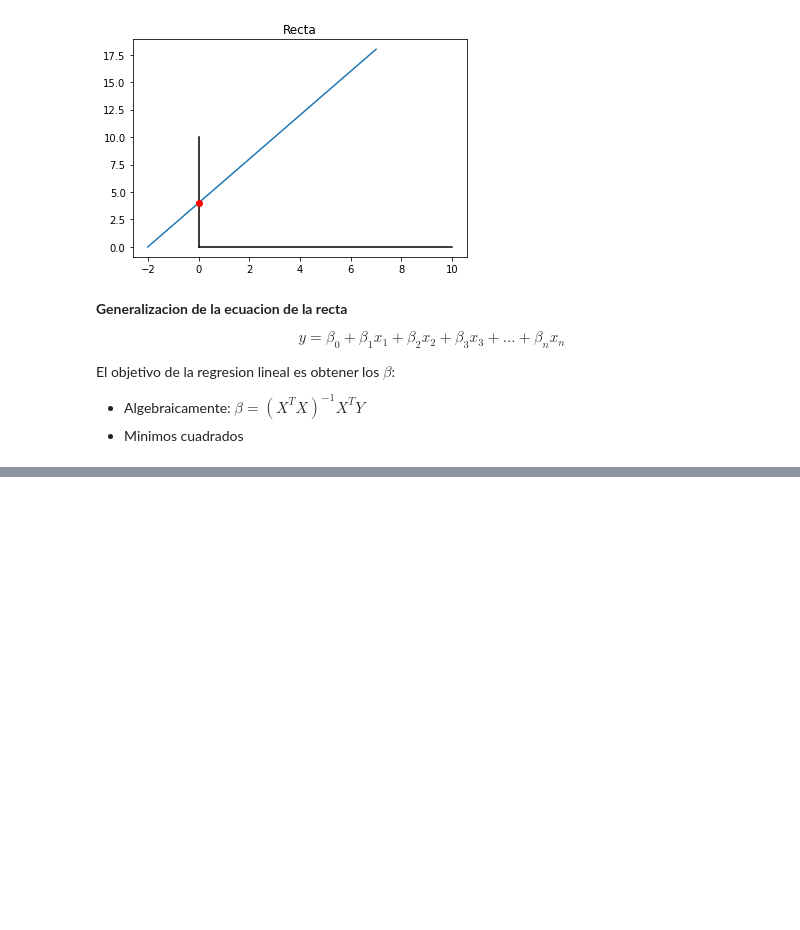
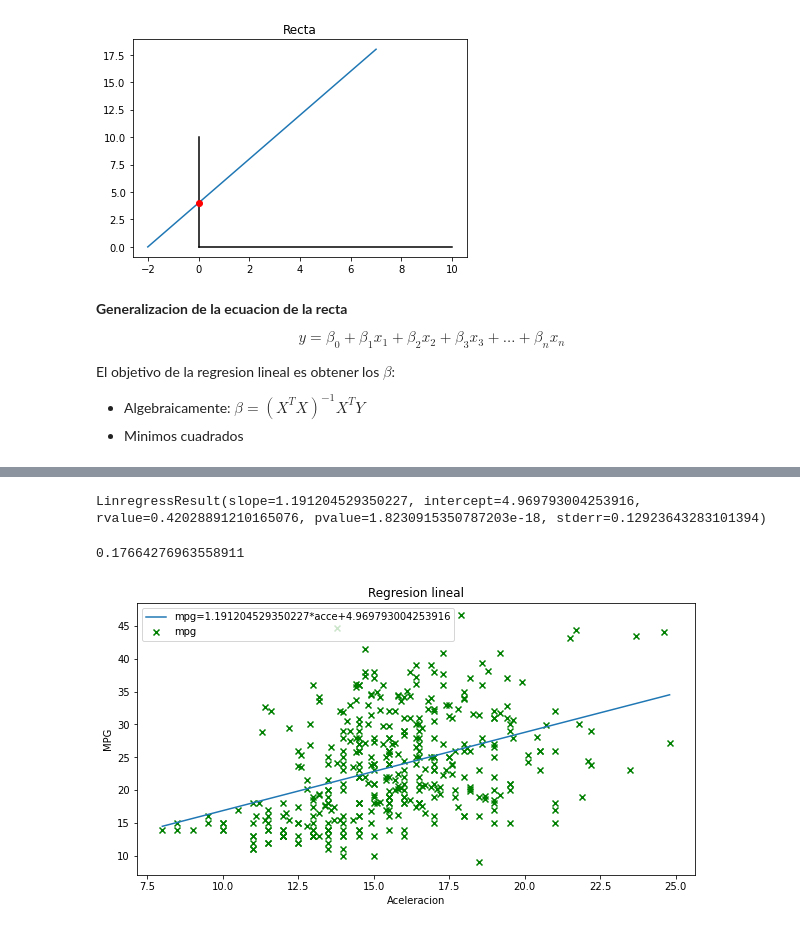
Before and after one commit to Pomilusky/apuntes_clase, a Jupyter notebook: semana_6/1.1 - Regresion lineal (ing. carac.).ipynb, the cells around one changed output, grey strips where cells are left out. Drawn from its saved outputs; the diff is of its cells as text; code cells hidden in the pictures; blank space fills up the shorter version.

Commit message:
reg lineal intro y reduccion de dimensiones

```diff
--- a/semana_6/1.1 - Regresion lineal (ing. carac.).ipynb
+++ b/semana_6/1.1 - Regresion lineal (ing. carac.).ipynb
@@ -33,0 +39,4 @@ El objetivo de la regresion lineal es obtener los $\beta$:
+# %%
+auto=pd.read_csv('data/auto-mpg.csv')
+
+auto.head()
@@ -33,0 +50,39 @@ El objetivo de la regresion lineal es obtener los $\beta$:
+# %%
+# y=mx+b , mpg=m*acceleration + b
+
+x=auto.acceleration
+
+y=auto.mpg
+
+linreg=linregress(x, y)
+
+linreg
+
+# lo que dice es que las millas por galon son igual a 1.2 veces la aceleracion mas 5 aprox
+
+# pendiente=m, ordenada en el origen=b, coeficiente de determinacion, p_valor,  error estandar)
+# %% [output]
+LinregressResult(slope=1.191204529350227, intercept=4.969793004253916, rvalue=0.42028891210165076, pvalue=1.8230915350787203e-18, stderr=0.12923643283101394)
+# %%
+R2=linreg[2]**2
+
+R2
+# %% [output]
+0.17664276963558911
+# %%
+# plot
+
+x=np.linspace(auto.acceleration.min(), auto.acceleration.max(), 50)
+y=linreg[0]*x + linreg[1]
+
+plt.figure(figsize=(10, 5))
+plt.plot(x, y, label='mpg={}*acce+{}'.format(linreg[0], linreg[1]))
+plt.scatter(auto.acceleration, auto.mpg, marker='x', c='g', label='mpg')
+
+plt.title('Regresion lineal')
+plt.xlabel('Aceleracion')
+plt.ylabel('MPG')
+plt.legend()
+plt.show();
+# %% [output]
+[figure, added]
```
Also changed, not shown: parts of 21 cells of this notebook.
